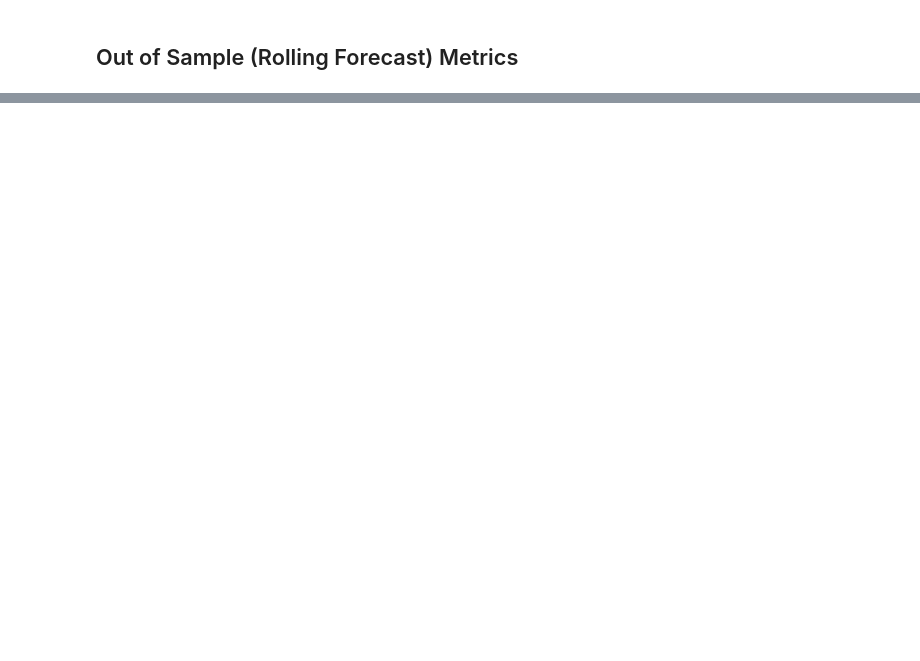
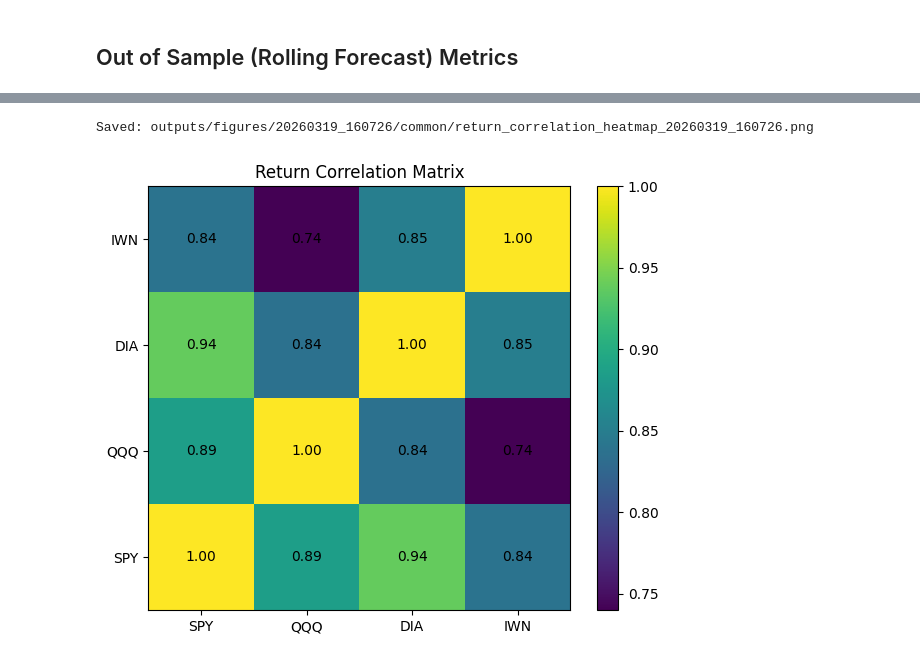
Before and after one commit to JonathanMa03/pmlproject-MaZhuTao-SP26, a Jupyter notebook: models_notebook.ipynb, the cells around one changed output, grey strips where cells are left out. Drawn from its saved outputs; the diff is of its cells as text; code cells hidden in the pictures; blank space fills up the shorter version.

```diff
--- a/models_notebook.ipynb
+++ b/models_notebook.ipynb
@@ -780,0 +915,22 @@ summary_df[["model", "var_hit_rate", "expected_var_rate", "mean_lps", "mean_es"]
+# %%
+corr = df[SERIES].corr()
+
+fig, ax = plt.subplots(figsize=(6, 5))
+im = ax.imshow(corr, aspect="auto", origin="lower")
+ax.set_xticks(range(len(SERIES)))
+ax.set_xticklabels(SERIES)
+ax.set_yticks(range(len(SERIES)))
+ax.set_yticklabels(SERIES)
+ax.set_title("Return Correlation Matrix")
+
+for i in range(len(SERIES)):
+    for j in range(len(SERIES)):
+        ax.text(j, i, f"{corr.iloc[i, j]:.2f}", ha="center", va="center")
+
+plt.colorbar(im, ax=ax)
+plt.tight_layout()
+savefig("return_correlation_heatmap", COMMON_FIG)
+plt.show()
+# %% [output]
+Saved: outputs/figures/20260319_160726/common/return_correlation_heatmap_20260319_160726.png
+[figure, added]
```
Also changed, not shown: parts of 64 cells of this notebook, 45 other files.
